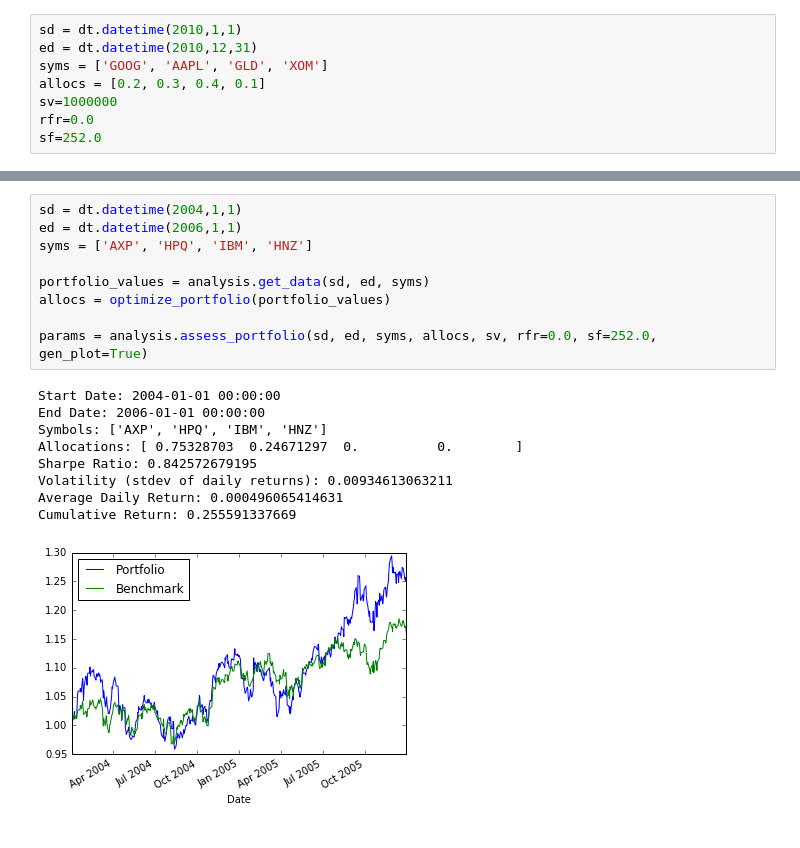
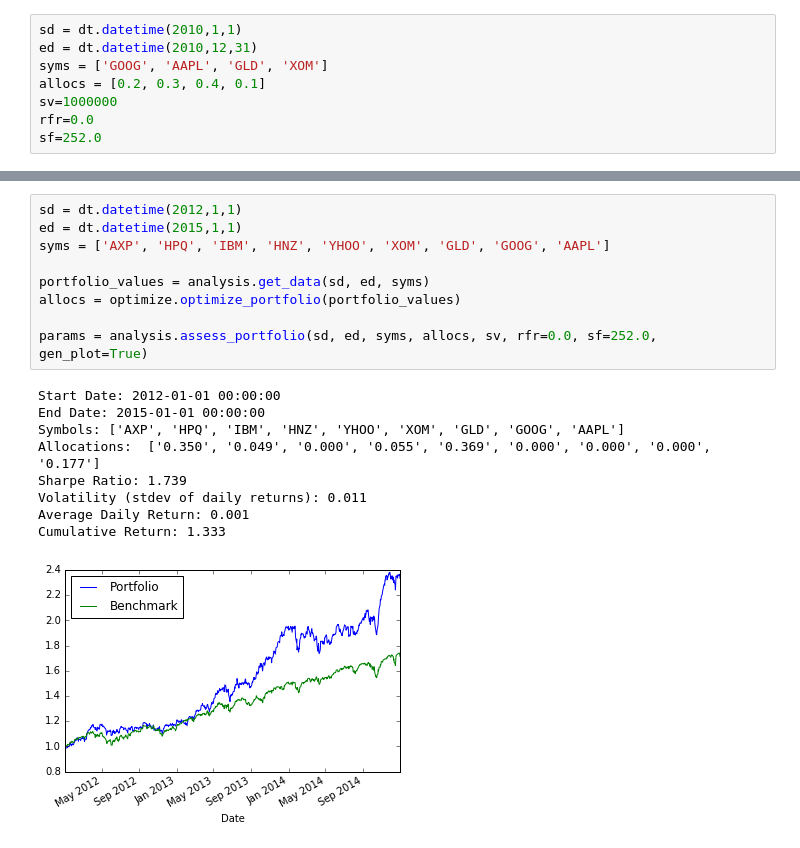
Before and after one commit to bergsfam/ml-projects, a Jupyter notebook: projects/stockpredictr/stock_analysis.ipynb, the cells around one changed output, grey strips where cells are left out. Cells and saved outputs as stored; diff of their text form.

```diff
--- a/projects/stockpredictr/stock_analysis.ipynb
+++ b/projects/stockpredictr/stock_analysis.ipynb
@@ -102,20 +49,20 @@ Cumulative Return: 0.365756555572
 [figure]
 # %%
-sd = dt.datetime(2004,1,1)
-ed = dt.datetime(2006,1,1)
-syms = ['AXP', 'HPQ', 'IBM', 'HNZ']
+sd = dt.datetime(2012,1,1)
+ed = dt.datetime(2015,1,1)
+syms = ['AXP', 'HPQ', 'IBM', 'HNZ', 'YHOO', 'XOM', 'GLD', 'GOOG', 'AAPL']
 
 portfolio_values = analysis.get_data(sd, ed, syms)
-allocs = optimize_portfolio(portfolio_values)
+allocs = optimize.optimize_portfolio(portfolio_values)
 
 params = analysis.assess_portfolio(sd, ed, syms, allocs, sv, rfr=0.0, sf=252.0, gen_plot=True)
 # %% [output]
-Start Date: 2004-01-01 00:00:00
-End Date: 2006-01-01 00:00:00
-Symbols: ['AXP', 'HPQ', 'IBM', 'HNZ']
-Allocations: [ 0.75328703  0.24671297  0.          0.        ]
-Sharpe Ratio: 0.842572679195
-Volatility (stdev of daily returns): 0.00934613063211
-Average Daily Return: 0.000496065414631
-Cumulative Return: 0.255591337669
+Start Date: 2012-01-01 00:00:00
+End Date: 2015-01-01 00:00:00
+Symbols: ['AXP', 'HPQ', 'IBM', 'HNZ', 'YHOO', 'XOM', 'GLD', 'GOOG', 'AAPL']
+Allocations:  ['0.350', '0.049', '0.000', '0.055', '0.369', '0.000', '0.000', '0.000', '0.177']
+Sharpe Ratio: 1.739
+Volatility (stdev of daily returns): 0.011
+Average Daily Return: 0.001
+Cumulative Return: 1.333
-[figure, old version]
+[figure, new version]
```
Also changed, not shown: parts of 9 cells of this notebook, 17 other files.
